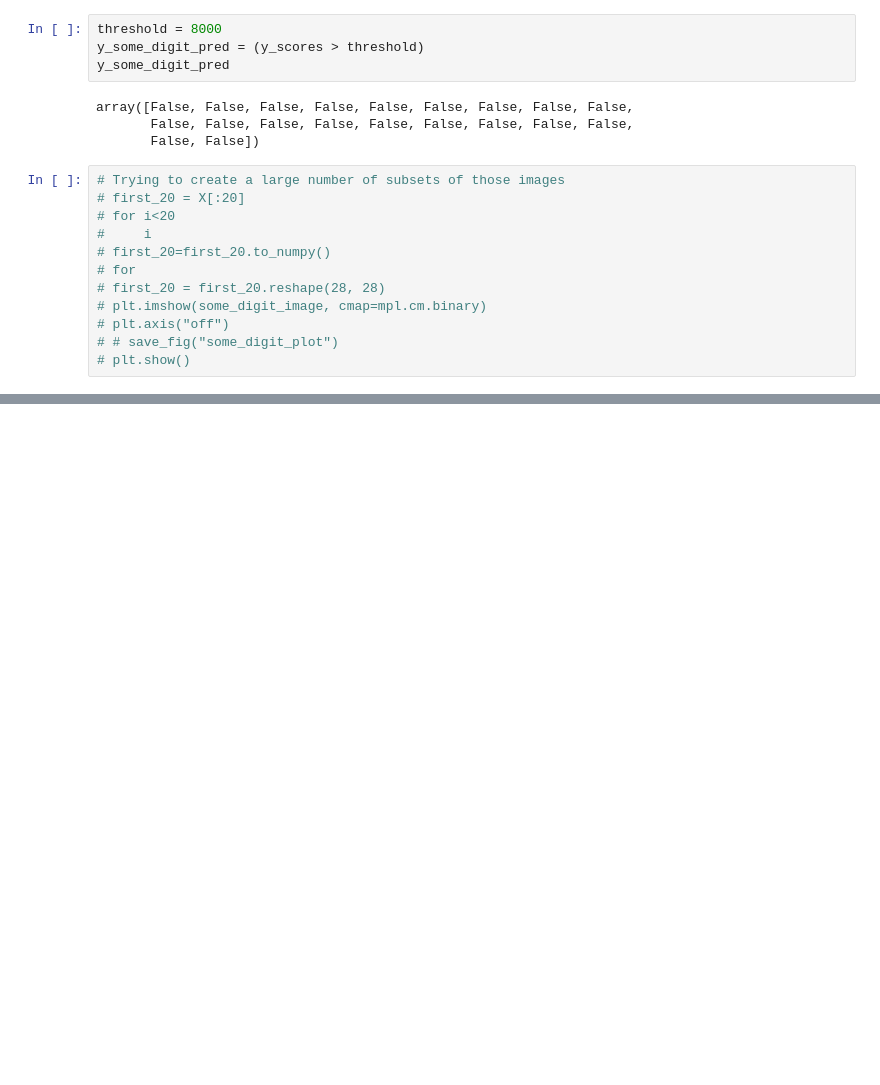
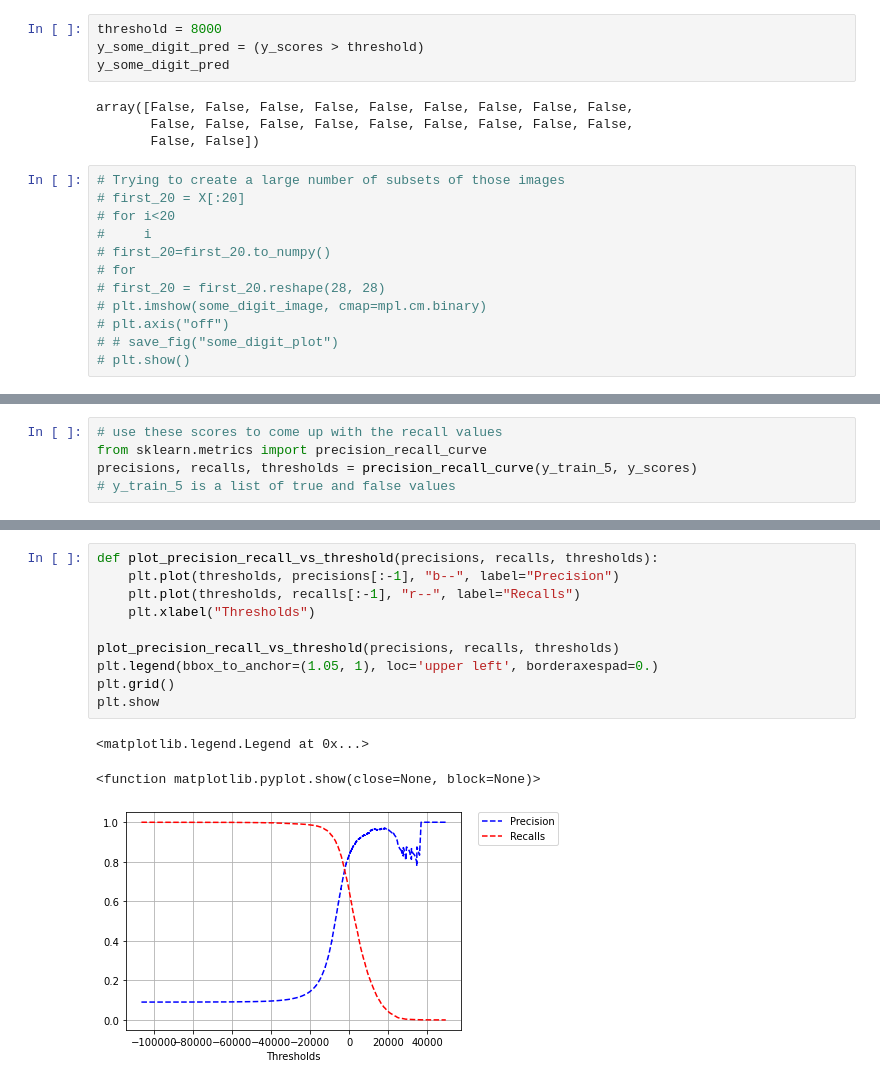
Before and after one commit to Sangram-Rout/ML_Codes, a Jupyter notebook: ML_PATH/Chap3_classification.ipynb, the cells around one changed output, grey strips where cells are left out. Saved outputs shown, nothing was run; the diff lists cells and outputs as text; blank space fills up the shorter version.

```diff
--- a/ML_PATH/Chap3_classification.ipynb
+++ b/ML_PATH/Chap3_classification.ipynb
@@ -330,0 +393,5 @@ y_scores.size
+# %%
+# use these scores to come up with the recall values
+from sklearn.metrics import precision_recall_curve
+precisions, recalls, thresholds = precision_recall_curve(y_train_5, y_scores)
+# y_train_5 is a list of true and false values
@@ -330,0 +406,14 @@ y_scores.size
+# %%
+def plot_precision_recall_vs_threshold(precisions, recalls, thresholds):
+    plt.plot(thresholds, precisions[:-1], "b--", label="Precision")
+    plt.plot(thresholds, recalls[:-1], "r--", label="Recalls")
+    plt.xlabel("Thresholds")
+
+plot_precision_recall_vs_threshold(precisions, recalls, thresholds)
+plt.legend(bbox_to_anchor=(1.05, 1), loc='upper left', borderaxespad=0.)
+plt.grid()
+plt.show
+# %% [output]
+<matplotlib.legend.Legend at 0x...>
+<function matplotlib.pyplot.show(close=None, block=None)>
+[figure, added]
```
Also changed, not shown: parts of 33 cells of this notebook.
